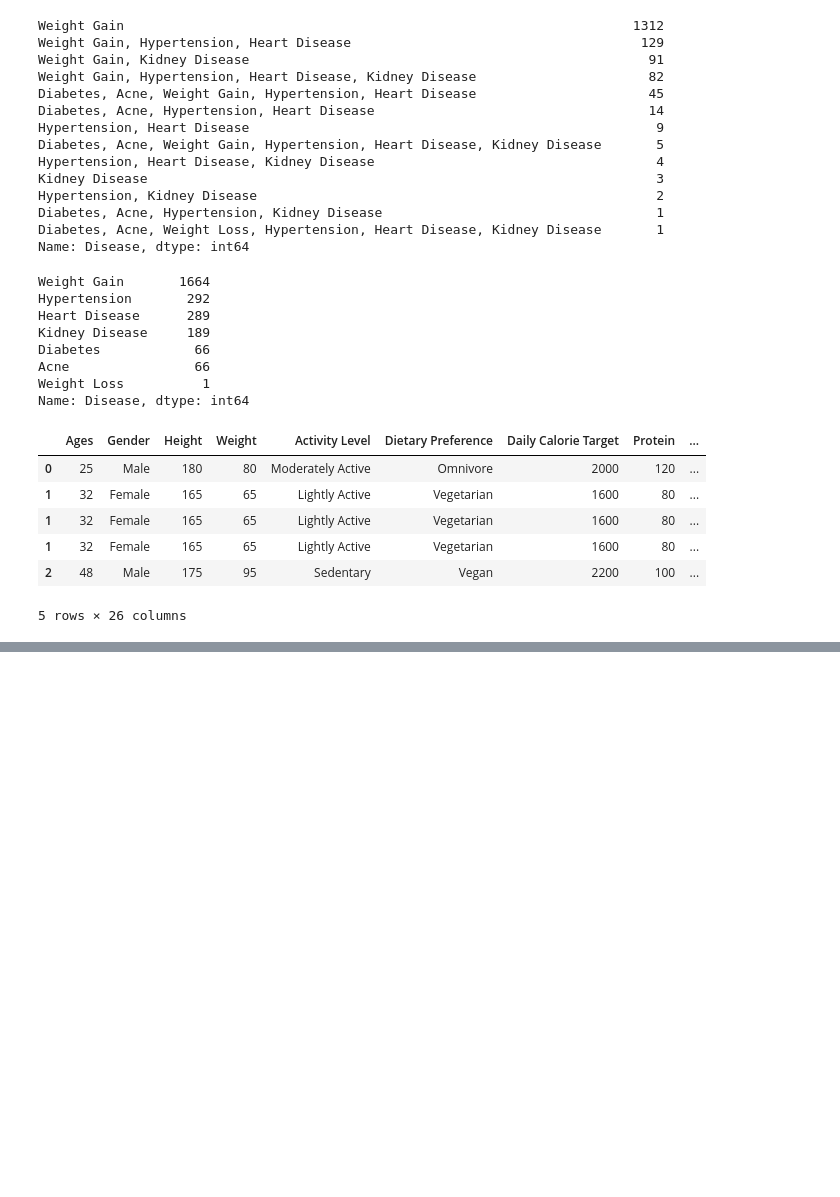
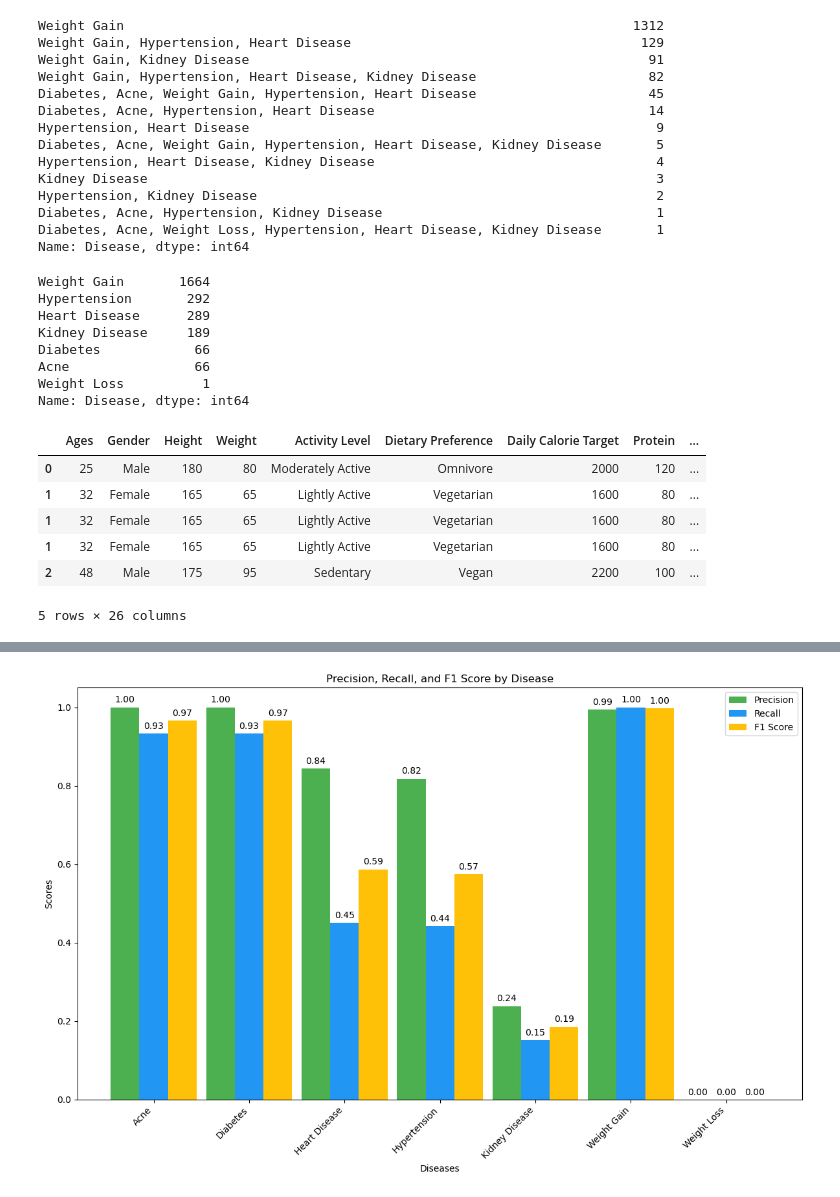
Before and after one commit to faizanarshad/DiseasePrediction, a Jupyter notebook: health.ipynb, the cells around one changed output, grey strips where cells are left out. Drawn from its saved outputs; the diff is of its cells as text; code cells hidden in the pictures; blank space fills up the shorter version.

```diff
--- a/health.ipynb
+++ b/health.ipynb
@@ -225,0 +156,92 @@ plt.show()
+# %%
+import pandas as pd
+import numpy as np
+import matplotlib.pyplot as plt
+from sklearn.preprocessing import MultiLabelBinarizer
+from sklearn.model_selection import train_test_split
+from sklearn.ensemble import RandomForestClassifier
+from sklearn.multioutput import MultiOutputClassifier
+from sklearn.metrics import classification_report, precision_recall_fscore_support
+
+# Load the dataset
+df = pd.read_csv('Food_and_Nutrition.csv')
+
+# Step 1: Select relevant columns
+df = df[['Weight', 'Activity Level', 'Dietary Preference', 'Daily Calorie Target', 'Disease']]
+
+# Step 2: Split the Disease column into lists of diseases
+df['Disease'] = df['Disease'].apply(lambda x: x.split(', ') if isinstance(x, str) else [])
+
+# Step 3: Transform the Disease column into a binary matrix
+mlb = MultiLabelBinarizer()
+disease_matrix = mlb.fit_transform(df['Disease'])
+disease_df = pd.DataFrame(disease_matrix, columns=mlb.classes_)
+
+# Step 4: Combine with original features
+df = df.drop(columns=['Disease'])
+df = pd.concat([df, disease_df], axis=1)
+
+# Step 5: Encode categorical columns using one-hot encoding
+df = pd.get_dummies(df, columns=['Activity Level', 'Dietary Preference'], drop_first=True)
+
+# Step 6: Split into features and targets
+X = df.drop(columns=mlb.classes_)
+y = df[mlb.classes_]
+
+# Step 7: Split into training and testing sets
+X_train, X_test, y_train, y_test = train_test_split(X, y, test_size=0.2, random_state=42)
+
+# Step 8: Initialize and train the model
+base_model = RandomForestClassifier(random_state=42, class_weight='balanced')
+model = MultiOutputClassifier(base_model)
+model.fit(X_train, y_train)
+
+# Step 9: Make predictions
+y_pred = model.predict(X_test)
+
+# Ensure predictions are in binary format
+y_pred = np.array(y_pred)  # Ensure numerical/binary format
+y_test = np.array(y_test)
+
+# Step 10: Evaluate the model with zero_division parameter
+for i, disease in enumerate(mlb.classes_):
+    print(f"Classification Report for {disease}:")
+    print(classification_report(y_test[:, i], y_pred[:, i], zero_division=0))
+    print("=" * 50)
+
+
+
+# Step 11: Aggregate Precision, Recall, F1 Score
+precision, recall, f1, _ = precision_recall_fscore_support(
+    y_test, y_pred, average=None, labels=range(len(mlb.classes_))
+)
+
+# Step 12: Plot Precision, Recall, and F1 Score for each disease
+x = np.arange(len(mlb.classes_))
+width = 0.3
+
+fig, ax = plt.subplots(figsize=(12, 8))
+rects1 = ax.bar(x - width, precision, width, label='Precision', color='#4CAF50')
+rects2 = ax.bar(x, recall, width, label='Recall', color='#2196F3')
+rects3 = ax.bar(x + width, f1, width, label='F1 Score', color='#FFC107')
+
+ax.set_xlabel('Diseases')
+ax.set_ylabel('Scores')
+ax.set_title('Precision, Recall, and F1 Score by Disease')
+ax.set_xticks(x)
+ax.set_xticklabels(mlb.classes_, rotation=45, ha="right")
+ax.legend()
+
+def add_labels(rects):
+    for rect in rects:
+        height = rect.get_height()
+        ax.annotate(f'{height:.2f}', xy=(rect.get_x() + rect.get_width() / 2, height),
+                    xytext=(0, 3), textcoords="offset points", ha='center', va='bottom')
+
+add_labels(rects1)
+add_labels(rects2)
+add_labels(rects3)
+
+plt.tight_layout()
+plt.show()
+# %% [output]
@@ -225,0 +265 @@ plt.show()
+[figure, added]
```
Also changed, not shown: parts of 4 cells of this notebook.
